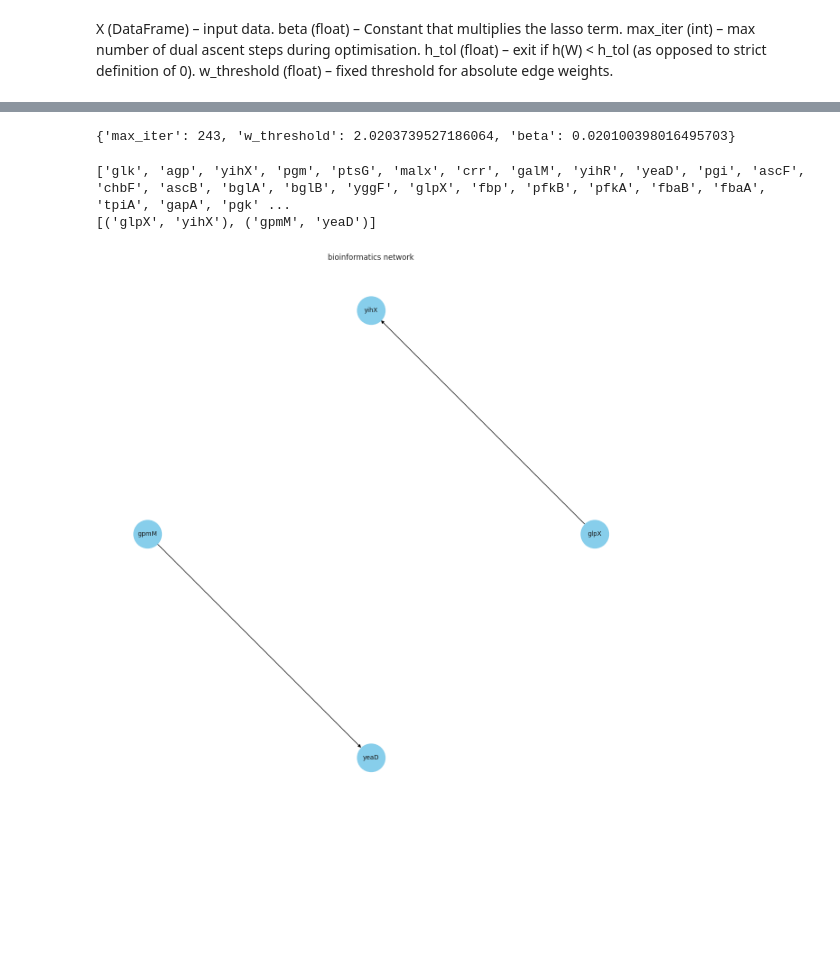
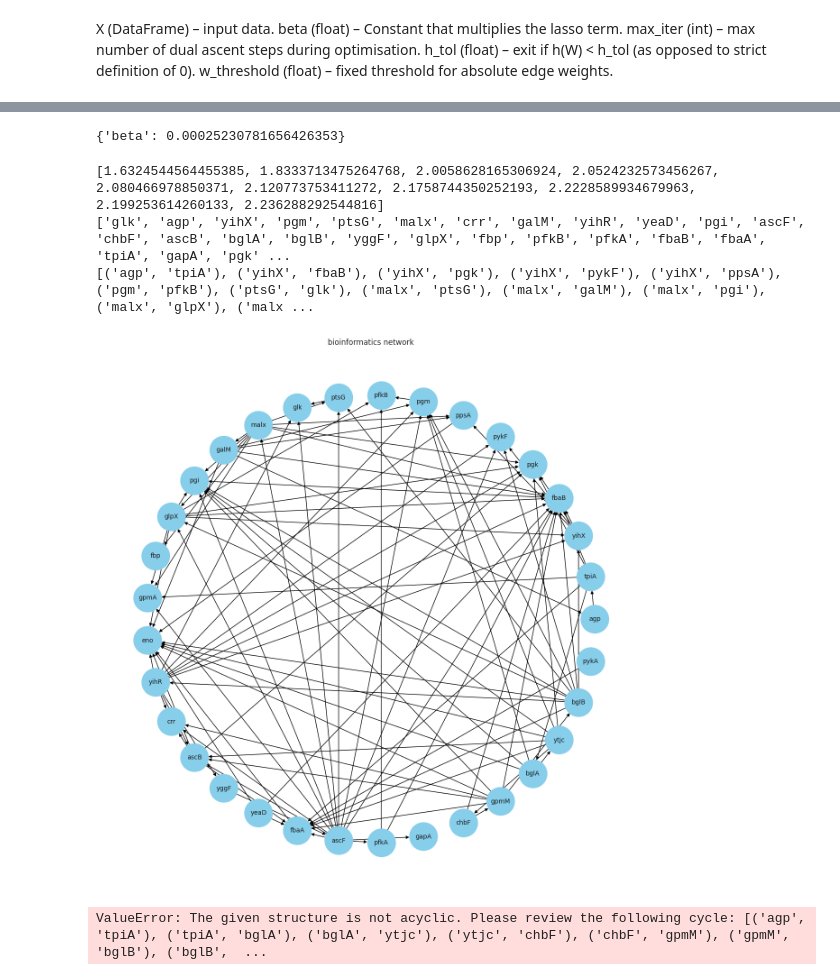
Before and after one commit to SanchanY/bn, a Jupyter notebook: work/notears_lasso.ipynb, the cells around one changed output, grey strips where cells are left out. Drawn from its saved outputs; the diff is of its cells as text; code cells hidden in the pictures; blank space fills up the shorter version.

```diff
--- a/work/notears_lasso.ipynb
+++ b/work/notears_lasso.ipynb
@@ -44,0 +58,8 @@ w_threshold (float) – fixed threshold for absolute edge weights.
+# %%
+# Discretize the features
+# Excluding the first column which seems to be an index or identifier
+discretizer = KBinsDiscretizer(n_bins=2, encode='ordinal', strategy='uniform')
+discretised_data = discretizer.fit_transform(norm_data.iloc[:, :])
+
+# Creating a new DataFrame for the discretized data
+discretised_data = pd.DataFrame(discretised_data, columns=norm_data.columns)
@@ -96,41 +130,62 @@ best_params = study.best_params
-# %%
-print(best_params)
-# %% [output]
-{'max_iter': 243, 'w_threshold': 2.0203739527186064, 'beta': 0.020100398016495703}
+# %%
+best_params
+# %% [output]
+{'beta': 0.00025230781656426353}
 # %%
+train, test = train_test_split(discretised_data, train_size=0.8, random_state=42)
+
 beta=best_params['beta']
-max_iter=best_params['max_iter']
-# w_threshold=best_params['w_threshold']
-w_threshold=1
-sm = from_pandas_lasso(X=norm_data, beta=beta, max_iter=max_iter, w_threshold=w_threshold)
+max_iter=1000       # 一旦1000で固定
+w_threshold=0.5
+# w_threshold=1
+
+
+result_tuple = from_pandas_lasso(X=norm_data, beta=beta, max_iter=max_iter, w_threshold=w_threshold)
+sm, loss_values = result_tuple
+
+print(loss_values)
+
 print(sm.nodes())
 print(sm.edges())
 
 # 連番生成関数
 def create_filename(base_name, directory='.', extension='.png'):
     counter = 1
     while True:
         file_name = f"{base_name}_{counter}{extension}"
         full_path = os.path.join(directory, file_name)
         if not os.path.exists(full_path):
             return full_path
         counter += 1
 
 def draw_graph(sm, w_threshold):
     sns.set(style="whitegrid")
 
     # 構造モデルsmをnetworkxのグラフに変換
     G = nx.DiGraph(sm.edges())
 
     # グラフの描画
     plt.figure(figsize=(12, 12))
     pos = nx.circular_layout(G)  # ノードの配置
     nx.draw(G, pos, with_labels=True, node_size=2000, edge_color="black", node_color="skyblue", font_size=10)
     plt.title("bioinformatics network")
     plt.savefig(f"./bio_networks/bio_network_th{w_threshold}.png", format="png", dpi=300, bbox_inches='tight')
 
 draw_graph(sm, w_threshold)
 # %% [output]
+[1.6324544564455385, 1.8333713475264768, 2.0058628165306924, 2.0524232573456267, 2.080466978850371, 2.120773753411272, 2.1758744350252193, 2.2228589934679963, 2.199253614260133, 2.236288292544816]
 ['glk', 'agp', 'yihX', 'pgm', 'ptsG', 'malx', 'crr', 'galM', 'yihR', 'yeaD', 'pgi', 'ascF', 'chbF', 'ascB', 'bglA', 'bglB', 'yggF', 'glpX', 'fbp', 'pfkB', 'pfkA', 'fbaB', 'fbaA', 'tpiA', 'gapA', 'pgk' ...
-[('glpX', 'yihX'), ('gpmM', 'yeaD')]
+[('agp', 'tpiA'), ('yihX', 'fbaB'), ('yihX', 'pgk'), ('yihX', 'pykF'), ('yihX', 'ppsA'), ('pgm', 'pfkB'), ('ptsG', 'glk'), ('malx', 'ptsG'), ('malx', 'galM'), ('malx', 'pgi'), ('malx', 'glpX'), ('malx ...
-[figure, old version]
+[figure, new version]
+# %%
+bn = BayesianNetwork(sm)
+
+bn = bn.fit_node_states(norm_data)
+bn = bn.fit_cpds(train)
+
+# AUCを計算
+_, auc = roc_auc(bn, test, "pgi")
+
+print("\nAUC: {}".format(auc))
+# %% [output]
+ValueError: The given structure is not acyclic. Please review the following cycle: [('agp', 'tpiA'), ('tpiA', 'bglA'), ('bglA', 'ytjc'), ('ytjc', 'chbF'), ('chbF', 'gpmM'), ('gpmM', 'bglB'), ('bglB',  ...
```
Also changed, not shown: parts of 4 cells of this notebook, 7 other files.
